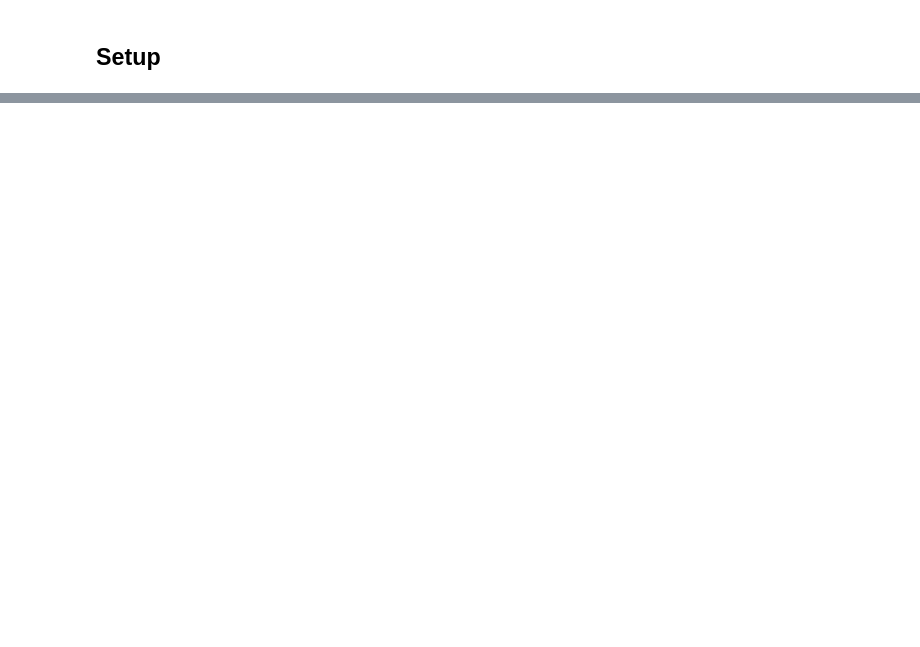
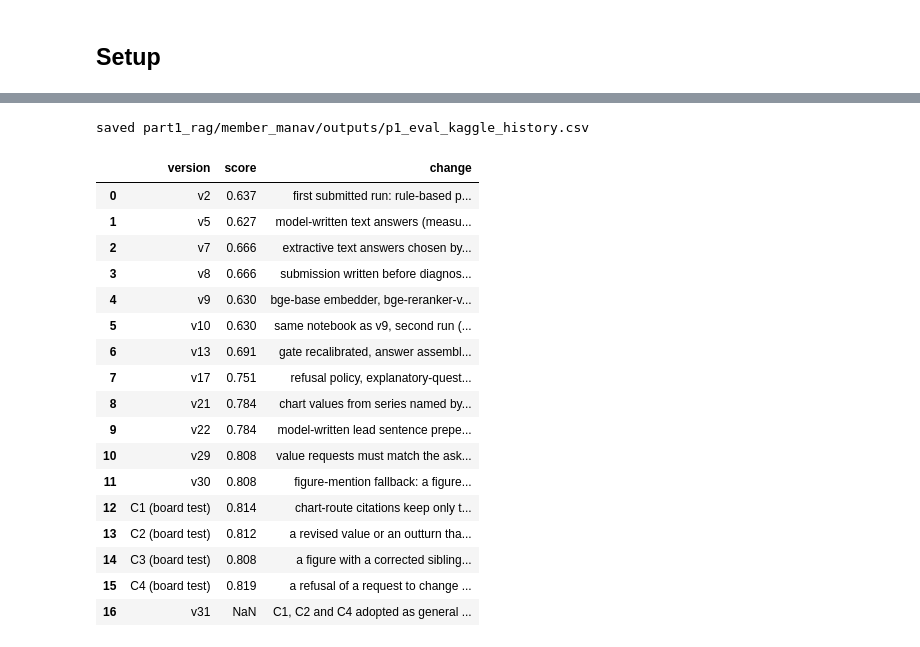
Before and after one commit to patel-manav20/Data266-Lab2-Team17, a Jupyter notebook: part1_rag/member_manav/notebooks/p1_eval.ipynb, the cells around one changed output, grey strips where cells are left out. Saved outputs shown, nothing was run; the diff lists cells and outputs as text; code cells hidden in the pictures; blank space fills up the shorter version.

```diff
--- a/part1_rag/member_manav/notebooks/p1_eval.ipynb
+++ b/part1_rag/member_manav/notebooks/p1_eval.ipynb
@@ -34,0 +173,11 @@ device = "cuda" if torch.cuda.is_available() else "cpu"
+# %%
+import sys
+EVAL_DIR = find_eval("p1_golden_manav.json").parent
+sys.path.insert(0, str(EVAL_DIR))
+import p1_local_scorer_manav as S
+import importlib
+importlib.reload(S)
+REPO_ROOT = Path.cwd().parents[2]
+EVAL_OUT = Path.cwd().parent / "outputs"
+EVAL_OUT.mkdir(exist_ok=True)
+print("eval folder:", EVAL_DIR.relative_to(REPO_ROOT), "| eval output folder:", EVAL_OUT.relative_to(REPO_ROOT))
@@ -34,0 +431,43 @@ device = "cuda" if torch.cuda.is_available() else "cpu"
+# %%
+KAGGLE_HISTORY = pd.DataFrame([
+    {"version": "v2", "score": 0.637, "change": "first submitted run: rule-based pipeline offline on Kaggle (fact store and resolver, hybrid dense + BM25 retrieval, extractive text answers), crash fix, deterministic runs"},
+    {"version": "v5", "score": 0.627, "change": "model-written text answers (measured later and turned off, see \"What we tried and why it is off\")"},
+    {"version": "v7", "score": 0.666, "change": "extractive text answers chosen by a pre-set rule over model-written ones, support filter, growth-series route for one entity"},
+    {"version": "v8", "score": 0.666, "change": "submission written before diagnostics, model off for text answers, shortened group names matched (e.g. \"emerging economies\")"},
+    {"version": "v9", "score": 0.630, "change": "bge-base embedder, bge-reranker-v2-m3 reranker, answer assembly V4, a relevance gate calibrated on drop-clause questions (it refused answerable questions), hyphen fix"},
+    {"version": "v10", "score": 0.630, "change": "same notebook as v9, second run (determinism check)"},
+    {"version": "v13", "score": 0.691, "change": "gate recalibrated, answer assembly V2 chosen by the local scorer"},
+    {"version": "v17", "score": 0.751, "change": "refusal policy, explanatory-question class, time anchors, documents-only questions, comparison series, follow-ups keep the previous question's class"},
+    {"version": "v21", "score": 0.784, "change": "chart values from series named by Qwen3-VL, forecast and outturn wording, plural figure labels, Okun's law prediction"},
+    {"version": "v22", "score": 0.784, "change": "model-written lead sentence prepended to the text answer (measured later and turned off)"},
+    {"version": "v29", "score": 0.808, "change": "value requests must match the asked variable (fixes a real regression -- a question about an entity with no fact for the asked variable was wrongly answered), diagnostics skip when off"},
+    {"version": "v30", "score": 0.808, "change": "figure-mention fallback: a figure with no chart value answers with trusted body text that discusses it, instead of the bare caption"},
+    {"version": "C1 (board test)", "score": 0.814, "change": "chart-route citations keep only the figure label(s) used, drop table citations -- adopted as a general rule in v31"},
+    {"version": "C2 (board test)", "score": 0.812, "change": "a revised value or an outturn that replaces a forecast cites and lists only the current value's source -- adopted as a general rule in v31"},
+    {"version": "C3 (board test)", "score": 0.808, "change": "a figure with a corrected sibling lists only the cited version in figure_references -- no change over the current behaviour, not adopted"},
+    {"version": "C4 (board test)", "score": 0.819, "change": "a refusal of a request to change the documents gets status session_override -- adopted as a general rule in v31"},
+    {"version": "v31", "score": None, "change": "C1, C2 and C4 adopted as general rules (reply()'s cite_facts, REFUSAL_STATUS); logic frozen here"},
+])
+KAGGLE_HISTORY.to_csv(EVAL_OUT / "p1_eval_kaggle_history.csv", index=False)
+print("saved", (EVAL_OUT / "p1_eval_kaggle_history.csv").relative_to(REPO_ROOT))
+display(KAGGLE_HISTORY)
+# %% [output]
+saved part1_rag/member_manav/outputs/p1_eval_kaggle_history.csv
+|  | version | score | change |
+| 0 | v2 | 0.637 | first submitted run: rule-based p... |
+| 1 | v5 | 0.627 | model-written text answers (measu... |
+| 2 | v7 | 0.666 | extractive text answers chosen by... |
+| 3 | v8 | 0.666 | submission written before diagnos... |
+| 4 | v9 | 0.630 | bge-base embedder, bge-reranker-v... |
+| 5 | v10 | 0.630 | same notebook as v9, second run (... |
+| 6 | v13 | 0.691 | gate recalibrated, answer assembl... |
+| 7 | v17 | 0.751 | refusal policy, explanatory-quest... |
+| 8 | v21 | 0.784 | chart values from series named by... |
+| 9 | v22 | 0.784 | model-written lead sentence prepe... |
+| 10 | v29 | 0.808 | value requests must match the ask... |
+| 11 | v30 | 0.808 | figure-mention fallback: a figure... |
+| 12 | C1 (board test) | 0.814 | chart-route citations keep only t... |
+| 13 | C2 (board test) | 0.812 | a revised value or an outturn tha... |
+| 14 | C3 (board test) | 0.808 | a figure with a corrected sibling... |
+| 15 | C4 (board test) | 0.819 | a refusal of a request to change ... |
+| 16 | v31 | NaN | C1, C2 and C4 adopted as general ... |
```
Also changed, not shown: parts of 37 cells of this notebook, 10 other files.
